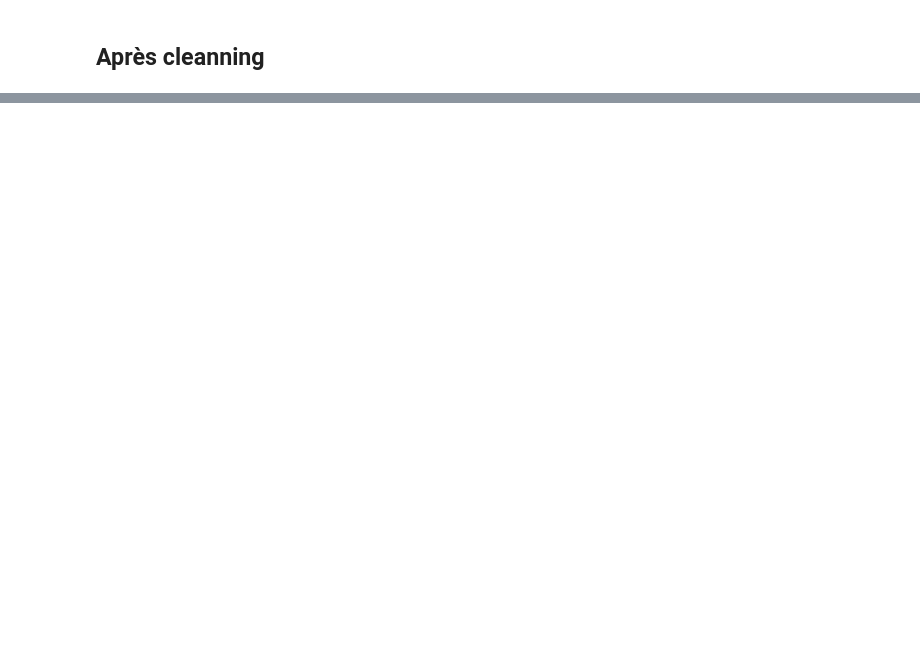
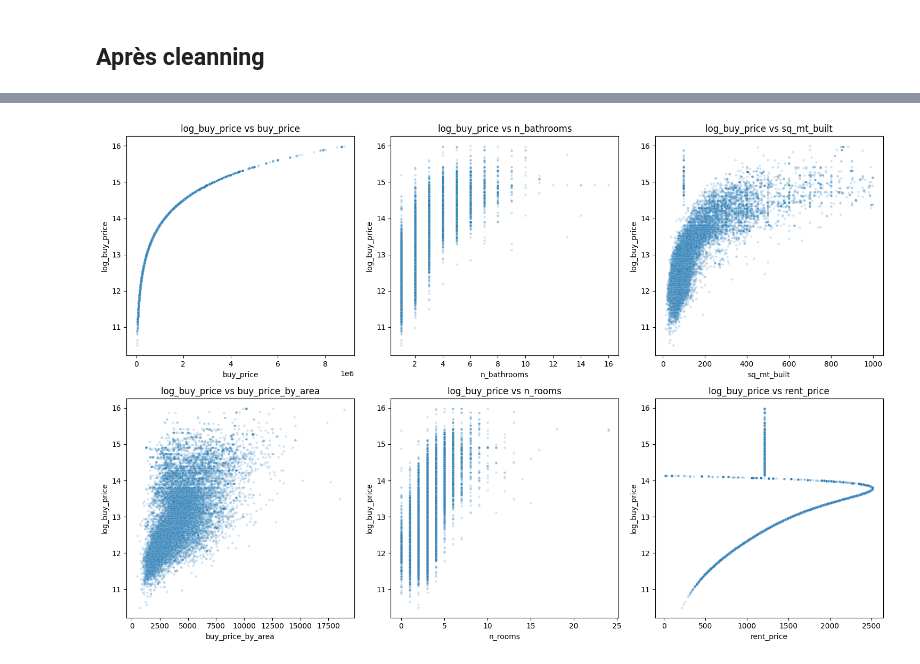
Before and after one commit to bruno-coulet/apartment-hunter, a Jupyter notebook: analysis.ipynb, the cells around one changed output, grey strips where cells are left out. Cells and saved outputs as stored; diff of their text form; code cells hidden in the pictures; blank space fills up the shorter version.

```diff
--- a/analysis.ipynb
+++ b/analysis.ipynb
@@ -155,0 +281,21 @@ plt.show()
+# %%
+
+
+# Assure log_buy_price
+if "log_buy_price" not in df.columns and "buy_price" in df.columns:
+    df["log_buy_price"] = np.log1p(df["buy_price"])
+
+# Colonnes numériques
+num_cols = df.select_dtypes(include=["int64", "float64"]).columns
+
+
+# 2) Scatter top 6 vs target
+plt.figure(figsize=(15, 10))
+for i, col in enumerate(top_cols[:6], 1):
+    plt.subplot(2, 3, i)
+    sns.scatterplot(x=df[col], y=df["log_buy_price"], s=10, alpha=0.2)
+    plt.title(f"log_buy_price vs {col}")
+plt.tight_layout()
+plt.show()
+# %% [output]
+[figure, added]
```
Also changed, not shown: parts of 36 cells of this notebook, 3 other files.
